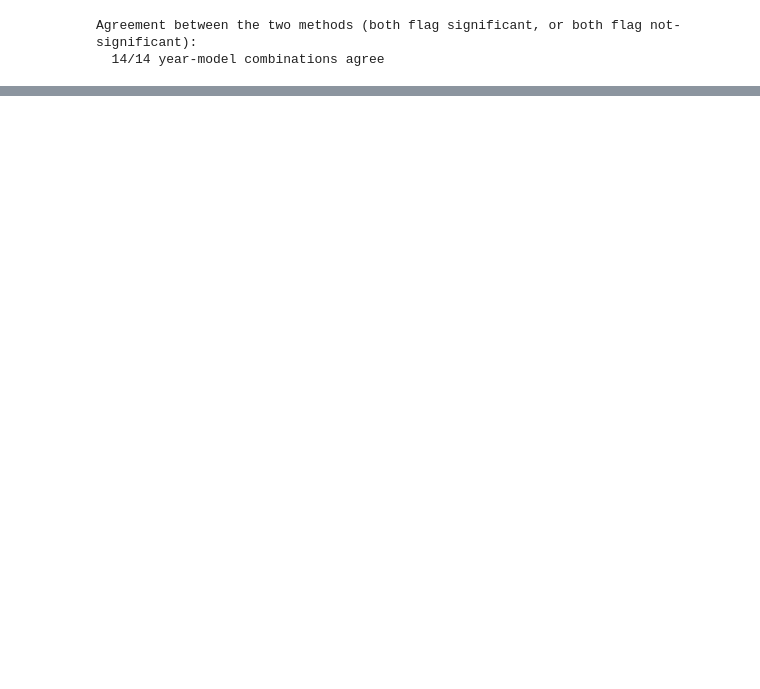
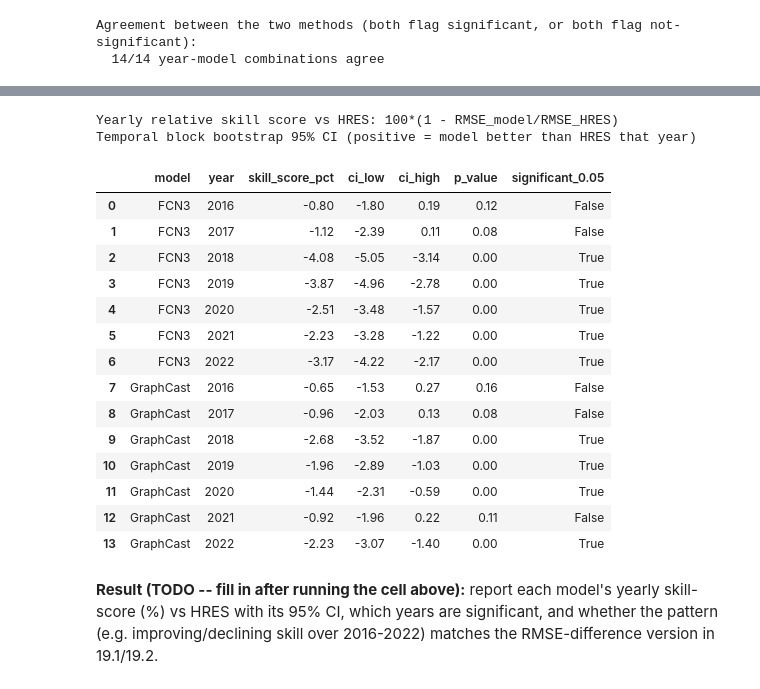
Before and after one commit to chensy618/WF-experiments, a Jupyter notebook: experiments/notebooks/rebuttal_model_comparison_analysis_72h_interpolate.ipynb, the cells around one changed output, grey strips where cells are left out. Cells and saved outputs as stored; diff of their text form; code cells hidden in the pictures; blank space fills up the shorter version.

```diff
--- a/experiments/notebooks/rebuttal_model_comparison_analysis_72h_interpolate.ipynb
+++ b/experiments/notebooks/rebuttal_model_comparison_analysis_72h_interpolate.ipynb
@@ -1838,0 +2343,67 @@ Agreement between the two methods (both flag significant, or both flag not-signi
+# %%
+# 19.3 Yearly relative skill score vs HRES: 100*(1 - RMSE_model/RMSE_HRES), temporal
+# block bootstrap CI on the ratio itself (not a linear transform of 19.2's
+# difference CI). Reuses _dense_arrays_yearly/master_yearly_block/YEARLY_BLOCK_SEED_BASE
+# from 19.2.
+def block_bootstrap_yearly_skill_score(model, year, n_boot=N_BOOT, seed=0):
+    df_year = master_yearly_block[master_yearly_block['year'] == year]
+    sq_m, n_m, n_dates_y = _dense_arrays_yearly(df_year, model)
+    sq_h, n_h, _ = _dense_arrays_yearly(df_year, 'HRES')
+
+    rng = np.random.default_rng(seed)
+    idx = rng.integers(0, n_dates_y, size=(n_boot, n_dates_y))
+    sq_m_boot, n_m_boot = sq_m[idx].sum(axis=1), n_m[idx].sum(axis=1)
+    sq_h_boot, n_h_boot = sq_h[idx].sum(axis=1), n_h[idx].sum(axis=1)
+
+    with np.errstate(invalid='ignore', divide='ignore'):
+        rmse_m_boot = np.nanmean(np.sqrt(sq_m_boot / n_m_boot), axis=1)
+        rmse_h_boot = np.nanmean(np.sqrt(sq_h_boot / n_h_boot), axis=1)
+        skill_boot = 100 * (1 - rmse_m_boot / rmse_h_boot)
+
+        obs_rmse_m = np.nanmean(np.sqrt(sq_m.sum(axis=0) / n_m.sum(axis=0)))
+        obs_rmse_h = np.nanmean(np.sqrt(sq_h.sum(axis=0) / n_h.sum(axis=0)))
+    obs_skill = 100 * (1 - obs_rmse_m / obs_rmse_h)
+
+    ci_low, ci_high = np.nanpercentile(skill_boot, [2.5, 97.5])
+    p_value = float(min(1.0, 2 * min(np.nanmean(skill_boot <= 0), np.nanmean(skill_boot >= 0))))
+    return obs_skill, ci_low, ci_high, p_value
+
+
+yearly_skill_score_rows = []
+for model in ['FCN3', 'GraphCast']:
+    for i, yr in enumerate(YEARS):
+        obs_skill, ci_low, ci_high, p = block_bootstrap_yearly_skill_score(
+            model, yr, seed=YEARLY_BLOCK_SEED_BASE[model] + 1000 + i)
+        yearly_skill_score_rows.append({
+            'model': model, 'year': yr, 'skill_score_pct': obs_skill,
+            'ci_low': ci_low, 'ci_high': ci_high, 'p_value': p,
+            'significant_0.05': bool(ci_low > 0 or ci_high < 0),
+        })
+
+yearly_skill_score = pd.DataFrame(yearly_skill_score_rows)
+print('Yearly relative skill score vs HRES: 100*(1 - RMSE_model/RMSE_HRES)')
+print('Temporal block bootstrap 95% CI (positive = model better than HRES that year)')
+display(yearly_skill_score.round(2))
+# %% [output]
+Yearly relative skill score vs HRES: 100*(1 - RMSE_model/RMSE_HRES)
+Temporal block bootstrap 95% CI (positive = model better than HRES that year)
+|  | model | year | skill_score_pct | ci_low | ci_high | p_value | significant_0.05 |
+| 0 | FCN3 | 2016 | -0.80 | -1.80 | 0.19 | 0.12 | False |
+| 1 | FCN3 | 2017 | -1.12 | -2.39 | 0.11 | 0.08 | False |
+| 2 | FCN3 | 2018 | -4.08 | -5.05 | -3.14 | 0.00 | True |
+| 3 | FCN3 | 2019 | -3.87 | -4.96 | -2.78 | 0.00 | True |
+| 4 | FCN3 | 2020 | -2.51 | -3.48 | -1.57 | 0.00 | True |
+| 5 | FCN3 | 2021 | -2.23 | -3.28 | -1.22 | 0.00 | True |
+| 6 | FCN3 | 2022 | -3.17 | -4.22 | -2.17 | 0.00 | True |
+| 7 | GraphCast | 2016 | -0.65 | -1.53 | 0.27 | 0.16 | False |
+| 8 | GraphCast | 2017 | -0.96 | -2.03 | 0.13 | 0.08 | False |
+| 9 | GraphCast | 2018 | -2.68 | -3.52 | -1.87 | 0.00 | True |
+| 10 | GraphCast | 2019 | -1.96 | -2.89 | -1.03 | 0.00 | True |
+| 11 | GraphCast | 2020 | -1.44 | -2.31 | -0.59 | 0.00 | True |
+| 12 | GraphCast | 2021 | -0.92 | -1.96 | 0.22 | 0.11 | False |
+| 13 | GraphCast | 2022 | -2.23 | -3.07 | -1.40 | 0.00 | True |
+# %% [markdown]
+**Result (TODO -- fill in after running the cell above):** report each
+model's yearly skill-score (%) vs HRES with its 95% CI, which years are significant,
+and whether the pattern (e.g. improving/declining skill over 2016-2022) matches the
+RMSE-difference version in 19.1/19.2.
```
Also changed, not shown: parts of 35 cells of this notebook.
